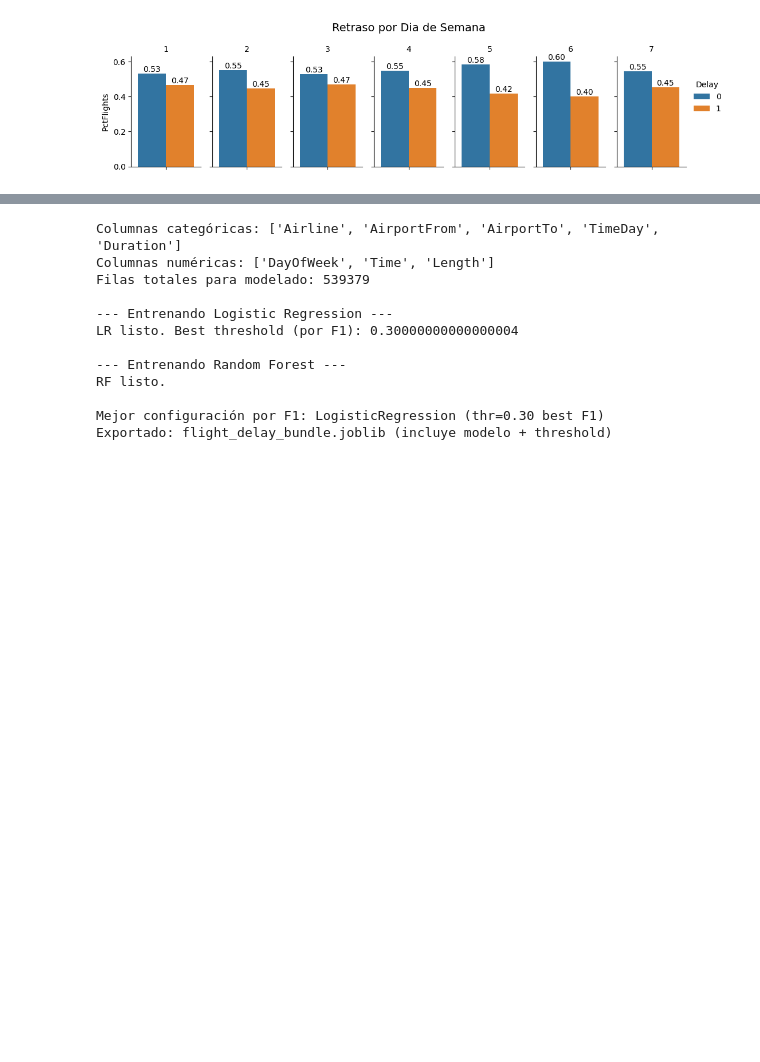
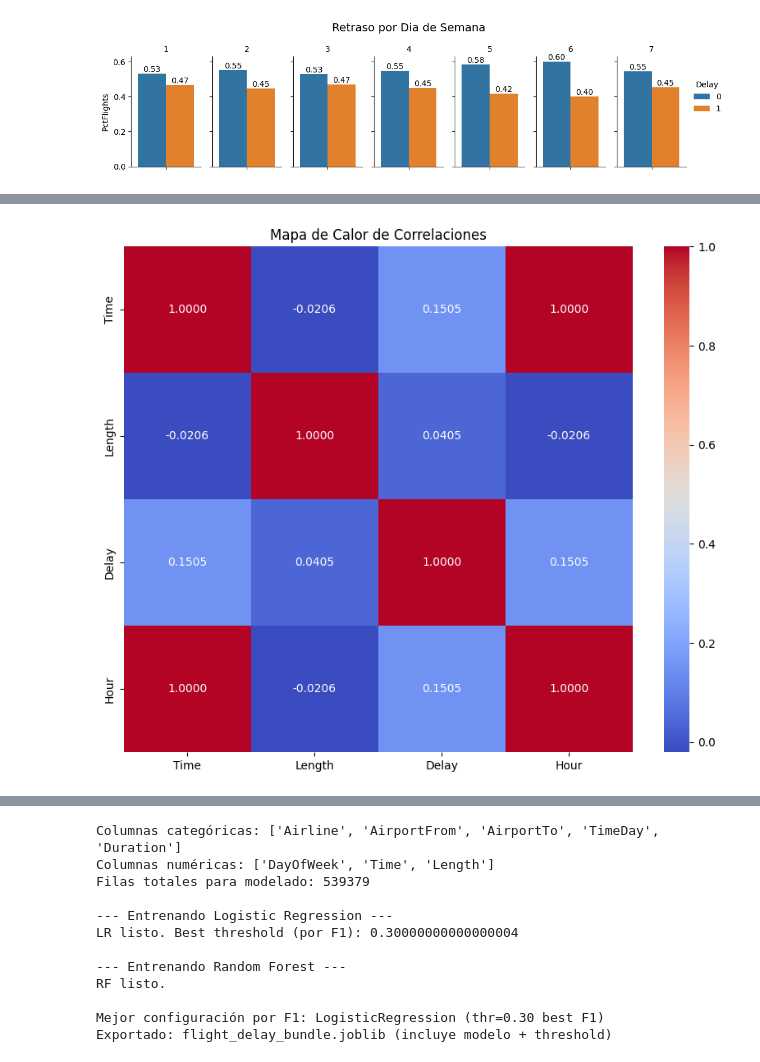
Before and after one commit to Sts87/FlightOnTime, a Jupyter notebook: FlightOnTime_Modelado 2.0.ipynb, the cells around one changed output, grey strips where cells are left out. Cells and saved outputs as stored; diff of their text form; code cells hidden in the pictures; blank space fills up the shorter version.

Commit message:
feat: dataset preparation and prediction modeling

```diff
--- a/FlightOnTime_Modelado 2.0.ipynb
+++ b/FlightOnTime_Modelado 2.0.ipynb
@@ -202,0 +207,3 @@ plt.show()
+# %%
+url = 'https://raw.githubusercontent.com/Sts87/FlightOnTime/refs/heads/feature/model-training/Airlines_processed.csv'
+data = pd.read_csv(url)
@@ -202,0 +219,8 @@ plt.show()
+# %%
+numerico = ['Time', 'Length', 'Delay', 'Hour']
+plt.figure(figsize=(10, 8))
+sns.heatmap(data[numerico].corr(), annot=True, cmap='coolwarm', fmt=".4f")
+plt.title('Mapa de Calor de Correlaciones')
+plt.savefig('correlation_heatmap.png')
+# %% [output]
+[figure, added]
```
Also changed, not shown: parts of 7 cells of this notebook.
